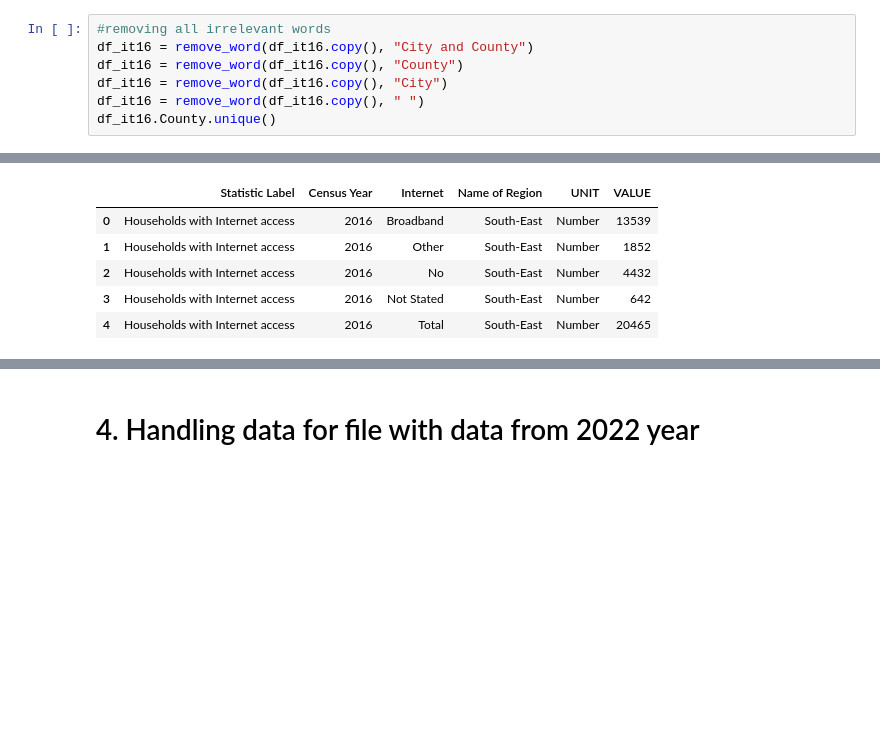
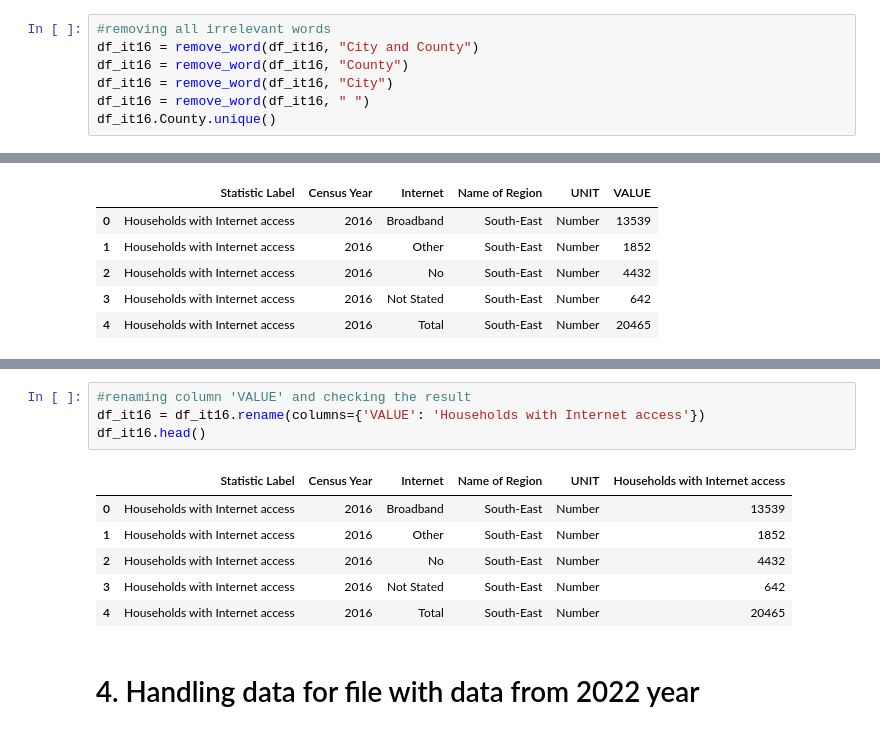
Before and after one commit to Natidhcp/MSc_DA, a Jupyter notebook: SAP 2011 - 2022.ipynb, the cells around one changed output, grey strips where cells are left out. Drawn from its saved outputs; the diff is of its cells as text; blank space fills up the shorter version.

```diff
--- a/SAP 2011 - 2022.ipynb
+++ b/SAP 2011 - 2022.ipynb
@@ -343,10 +318,10 @@ array(['Carlow', 'Cavan', 'Clare', 'Cork City', 'Cork County', 'Donegal',
        'Westmeath', 'Wexford', 'Wicklow'], dtype=object)
 # %%
 #removing all irrelevant words
-df_it16 = remove_word(df_it16.copy(), "City and County")
-df_it16 = remove_word(df_it16.copy(), "County")
-df_it16 = remove_word(df_it16.copy(), "City")
-df_it16 = remove_word(df_it16.copy(), " ")
+df_it16 = remove_word(df_it16, "City and County")
+df_it16 = remove_word(df_it16, "County")
+df_it16 = remove_word(df_it16, "City")
+df_it16 = remove_word(df_it16, " ")
 df_it16.County.unique()
 # %% [output]
 array(['Carlow', 'Cavan', 'Clare', 'Cork', 'Donegal', 'Dublin',
@@ -409,3 +384,14 @@ array(['South-East', 'Border', 'Mid-West', 'South-West', 'Dublin', 'West',
+# %%
+#renaming column 'VALUE' and checking the result
+df_it16 = df_it16.rename(columns={'VALUE': 'Households with Internet access'})
+df_it16.head()
+# %% [output]
+|  | Statistic Label | Census Year | Internet | Name of Region | UNIT | Households with Internet access |
+| 0 | Households with Internet access | 2016 | Broadband | South-East | Number | 13539 |
+| 1 | Households with Internet access | 2016 | Other | South-East | Number | 1852 |
+| 2 | Households with Internet access | 2016 | No | South-East | Number | 4432 |
+| 3 | Households with Internet access | 2016 | Not Stated | South-East | Number | 642 |
+| 4 | Households with Internet access | 2016 | Total | South-East | Number | 20465 |
 # %% [markdown]
 # 4. Handling data for file with data from 2022 year
 # %%
```
Also changed, not shown: parts of 52 cells of this notebook, 1 other file.
